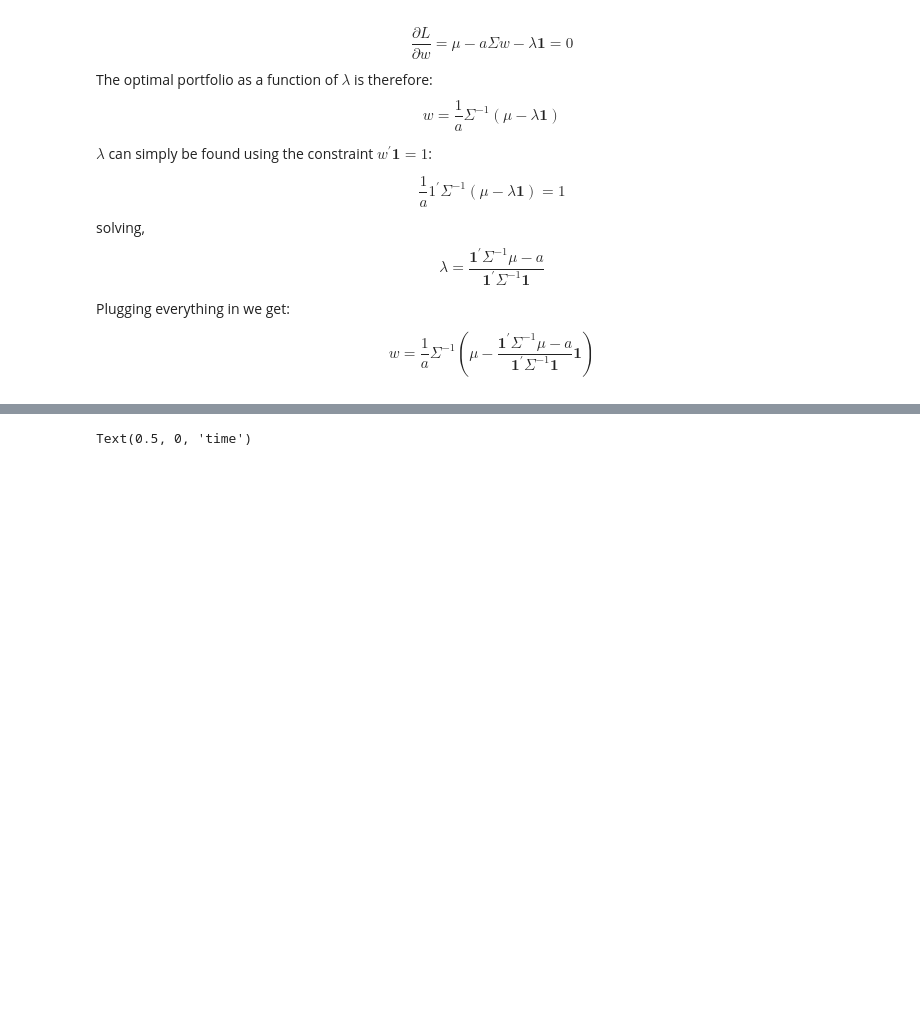
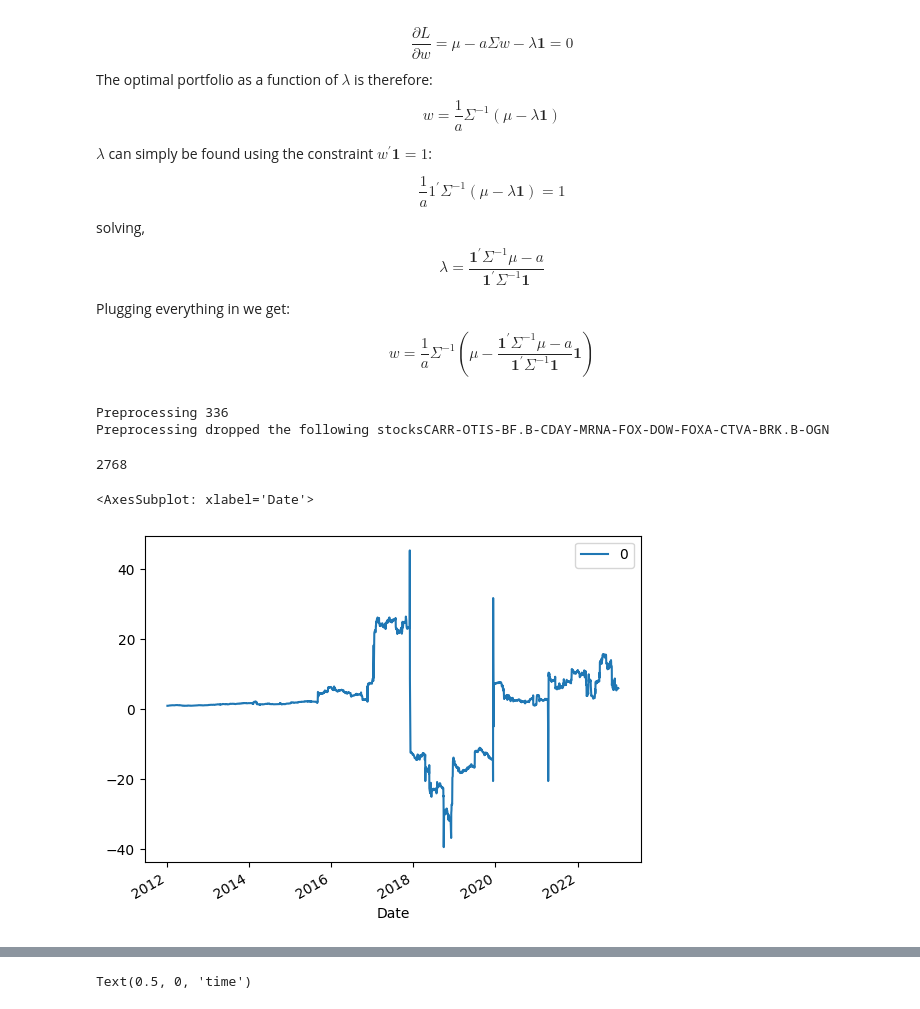
Before and after one commit to NizarGhandri/stock_clustering, a Jupyter notebook: execution.ipynb, the cells around one changed output, grey strips where cells are left out. Drawn from its saved outputs; the diff is of its cells as text; code cells hidden in the pictures; blank space fills up the shorter version.

```diff
--- a/execution.ipynb
+++ b/execution.ipynb
@@ -123,3 +120,20 @@ Plugging everything in we get:
 $$
 w=\frac{1}{a} \Sigma^{-1}(\mu- \frac{\mathbf{1}^{\prime} \Sigma^{-1} \mu-a}{\mathbf{1}^{\prime} \Sigma^{-1} \mathbf{1}}\mathbf{1})
 $$
+# %%
+from mean_variance import Markowitz
+from config import load_config
+
+
+configuration = load_config()
+portfolio = Markowitz(configuration, stride=10)
+cum = portfolio.get_rolling_cumulative_return(parallel=True)
+# %% [output]
+Preprocessing 336
+Preprocessing dropped the following stocksCARR-OTIS-BF.B-CDAY-MRNA-FOX-DOW-FOXA-CTVA-BRK.B-OGN
+2768
+# %%
+cum.plot()
+# %% [output]
+<AxesSubplot: xlabel='Date'>
+[figure, added]
```
Also changed, not shown: parts of 13 cells of this notebook, 3 other files.
